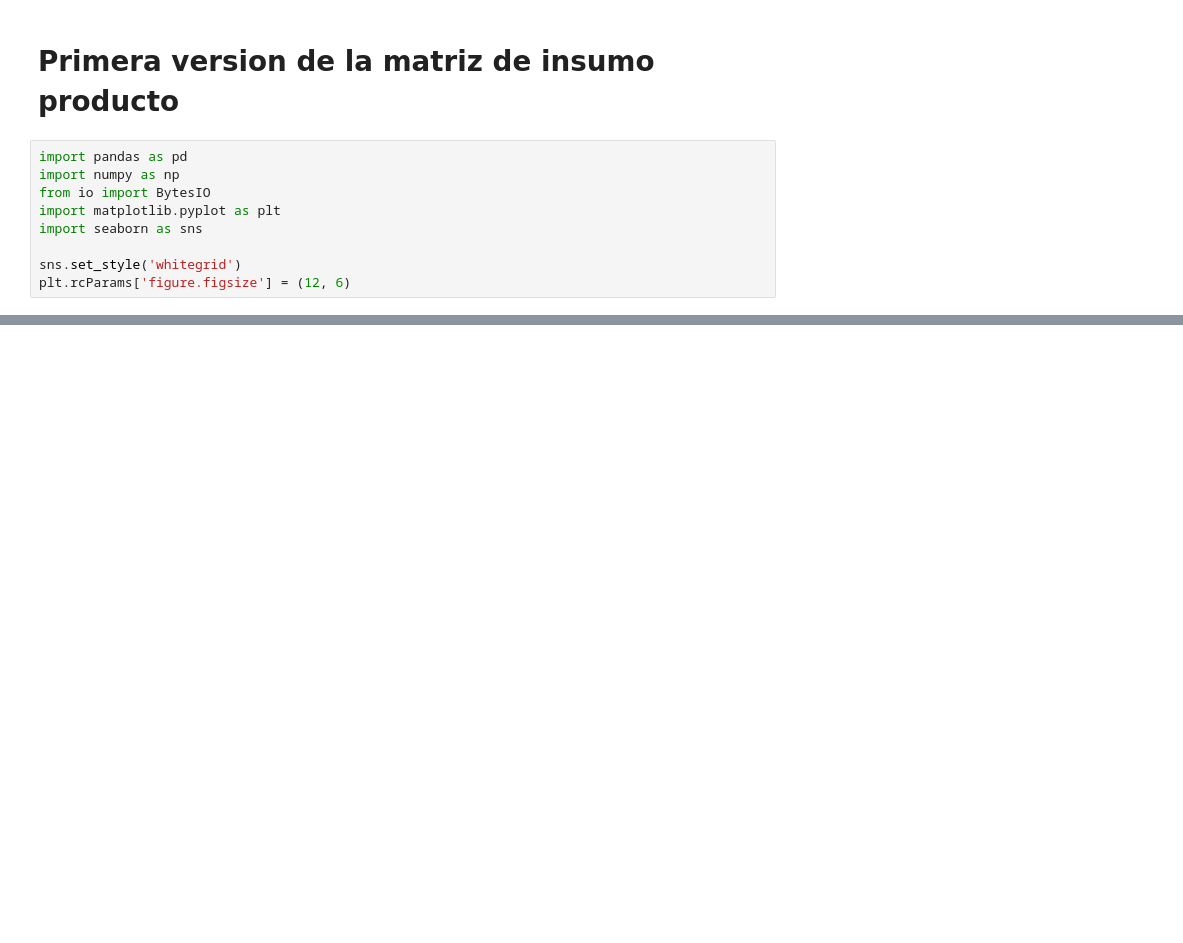
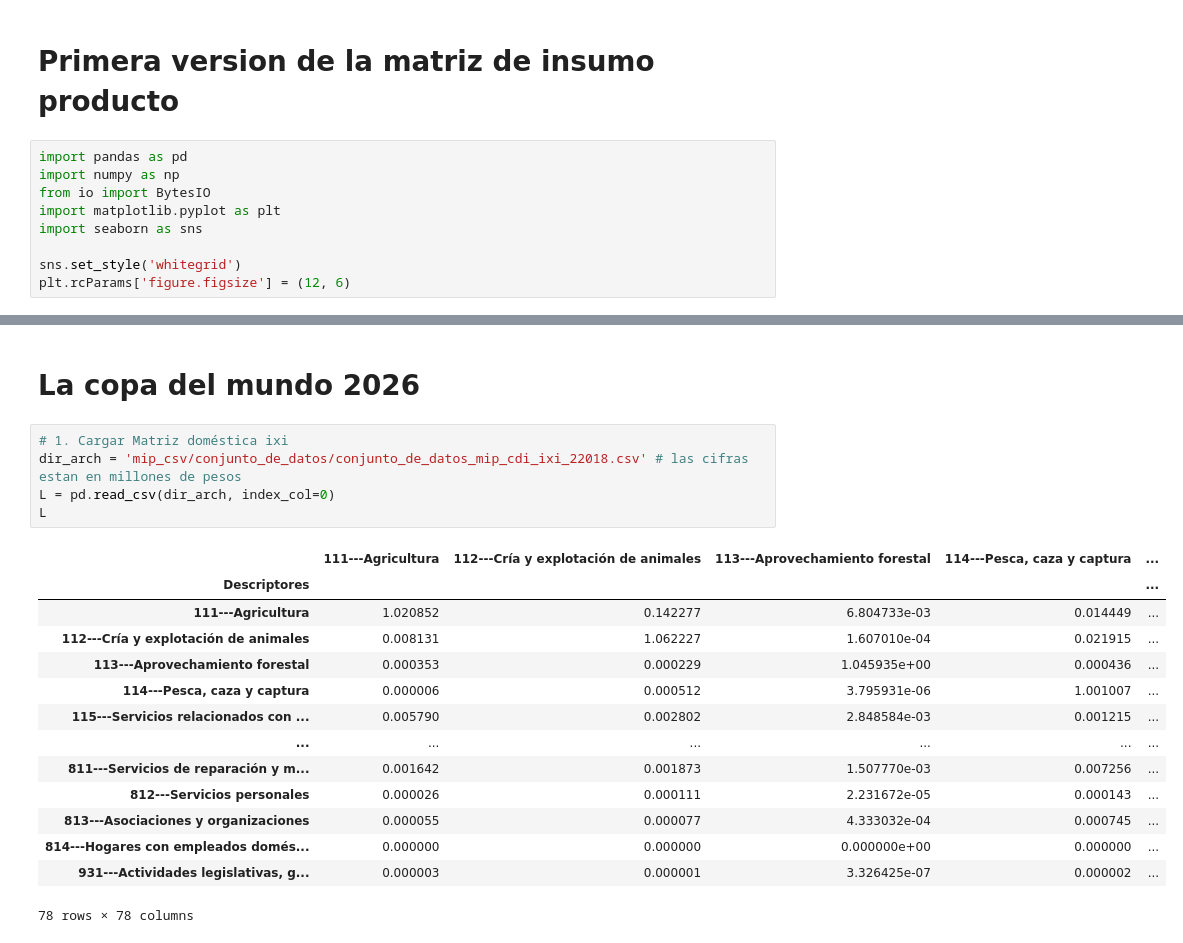
Before and after one commit to ozycepeda/Matriz-Insumo-Producto, a Jupyter notebook: INEGI_V1.ipynb, the cells around one changed output, grey strips where cells are left out. Drawn from its saved outputs; the diff is of its cells as text; blank space fills up the shorter version.

```diff
--- a/INEGI_V1.ipynb
+++ b/INEGI_V1.ipynb
@@ -96,0 +132,22 @@ plt.show()
+# %% [markdown]
+# La copa del mundo 2026
+# %%
+# 1. Cargar Matriz doméstica ixi
+dir_arch = 'mip_csv/conjunto_de_datos/conjunto_de_datos_mip_cdi_ixi_22018.csv' # las cifras estan en millones de pesos
+L = pd.read_csv(dir_arch, index_col=0)
+L
+# %% [output]
+|  | 111---Agricultura | 112---Cría y explotación de animales | 113---Aprovechamiento forestal | 114---Pesca, caza y captura | ... |
+| Descriptores |  |  |  |  | ... |
+| 111---Agricultura | 1.020852 | 0.142277 | 6.804733e-03 | 0.014449 | ... |
+| 112---Cría y explotación de animales | 0.008131 | 1.062227 | 1.607010e-04 | 0.021915 | ... |
+| 113---Aprovechamiento forestal | 0.000353 | 0.000229 | 1.045935e+00 | 0.000436 | ... |
+| 114---Pesca, caza y captura | 0.000006 | 0.000512 | 3.795931e-06 | 1.001007 | ... |
+| 115---Servicios relacionados con ... | 0.005790 | 0.002802 | 2.848584e-03 | 0.001215 | ... |
+| ... | ... | ... | ... | ... | ... |
+| 811---Servicios de reparación y m... | 0.001642 | 0.001873 | 1.507770e-03 | 0.007256 | ... |
+| 812---Servicios personales | 0.000026 | 0.000111 | 2.231672e-05 | 0.000143 | ... |
+| 813---Asociaciones y organizaciones | 0.000055 | 0.000077 | 4.333032e-04 | 0.000745 | ... |
+| 814---Hogares con empleados domés... | 0.000000 | 0.000000 | 0.000000e+00 | 0.000000 | ... |
+| 931---Actividades legislativas, g... | 0.000003 | 0.000001 | 3.326425e-07 | 0.000002 | ... |
+78 rows × 78 columns
```
Also changed, not shown: parts of 11 cells of this notebook, 3 other files.
